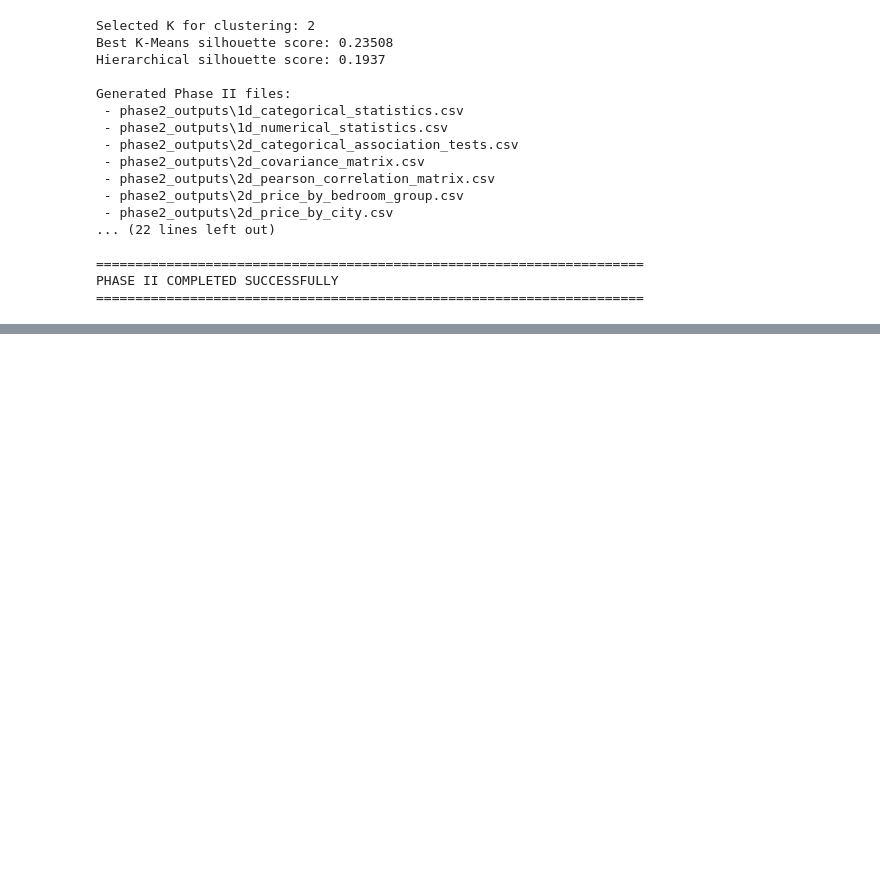
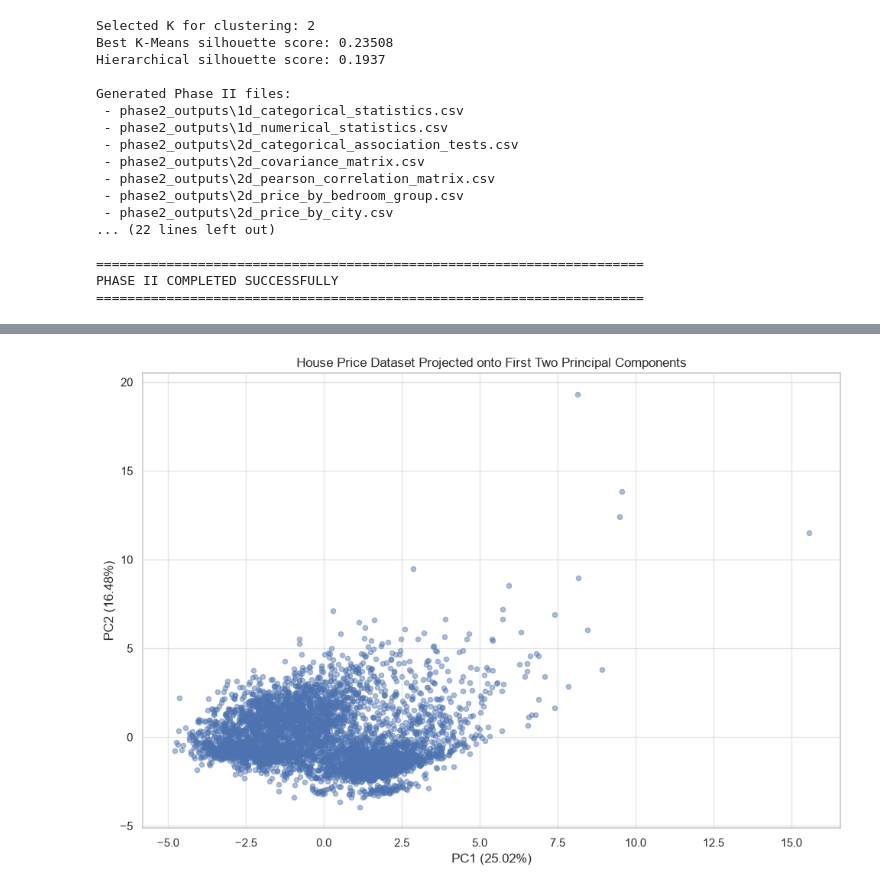
Before and after one commit to Noel-Alex/Noel-Alex-Samuel, a Jupyter notebook: House_Price_EDA_Phase_1.ipynb, the cells around one changed output, grey strips where cells are left out. Drawn from its saved outputs; the diff is of its cells as text; code cells hidden in the pictures; blank space fills up the shorter version.

```diff
--- a/House_Price_EDA_Phase_1.ipynb
+++ b/House_Price_EDA_Phase_1.ipynb
@@ -2415,0 +2960,83 @@ PHASE II COMPLETED SUCCESSFULLY
+# %%
+# ============================================================
+# PCA 2D PROJECTION
+# ============================================================
+
+pca_2d = PCA(
+    n_components=2
+)
+
+X_pca_2d = pca_2d.fit_transform(
+    X_scaled_pca
+)
+
+pca_2d_df = pd.DataFrame(
+    X_pca_2d,
+    columns=["PC1", "PC2"],
+    index=X_pca_original.index
+)
+
+print(
+    "Variance explained by PC1:",
+    round(
+        pca_2d.explained_variance_ratio_[0] * 100,
+        2
+    ),
+    "%"
+)
+
+print(
+    "Variance explained by PC2:",
+    round(
+        pca_2d.explained_variance_ratio_[1] * 100,
+        2
+    ),
+    "%"
+)
+
+print(
+    "Total variance retained in 2 dimensions:",
+    round(
+        pca_2d.explained_variance_ratio_.sum() * 100,
+        2
+    ),
+    "%"
+)
+
+plt.figure(figsize=(10, 7))
+
+plt.scatter(
+    pca_2d_df["PC1"],
+    pca_2d_df["PC2"],
+    alpha=0.45,
+    s=20
+)
+
+plt.xlabel(
+    f"PC1 "
+    f"({pca_2d.explained_variance_ratio_[0] * 100:.2f}%)"
+)
+
+plt.ylabel(
+    f"PC2 "
+    f"({pca_2d.explained_variance_ratio_[1] * 100:.2f}%)"
+)
+
+plt.title(
+    "House Price Dataset Projected onto First Two Principal Components"
+)
+
+plt.tight_layout()
+
+plt.savefig(
+    FIG3_DIR / "pca_2d_projection.png",
+    dpi=200,
+    bbox_inches="tight"
+)
+
+plt.show()
+
+pca_2d_df.to_csv(
+    PHASE3_DIR / "pca_2d_coordinates.csv"
+)
+# %% [output]
@@ -2415,0 +3046 @@ PHASE II COMPLETED SUCCESSFULLY
+[figure, added]
```
Also changed, not shown: parts of 17 cells of this notebook, 20 other files.
